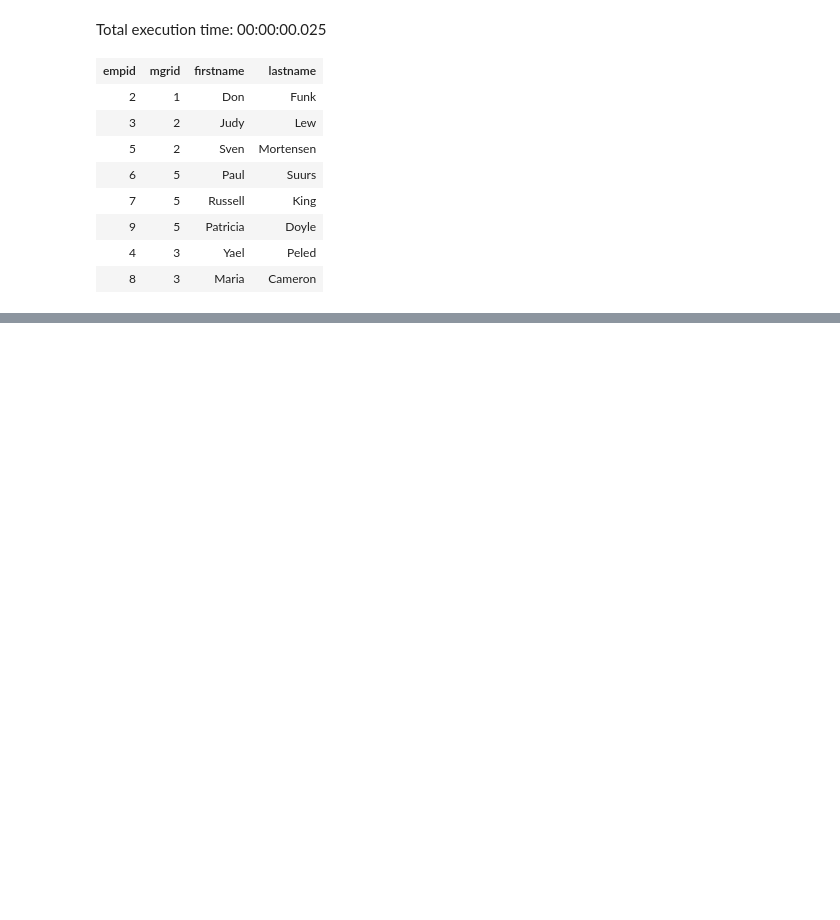
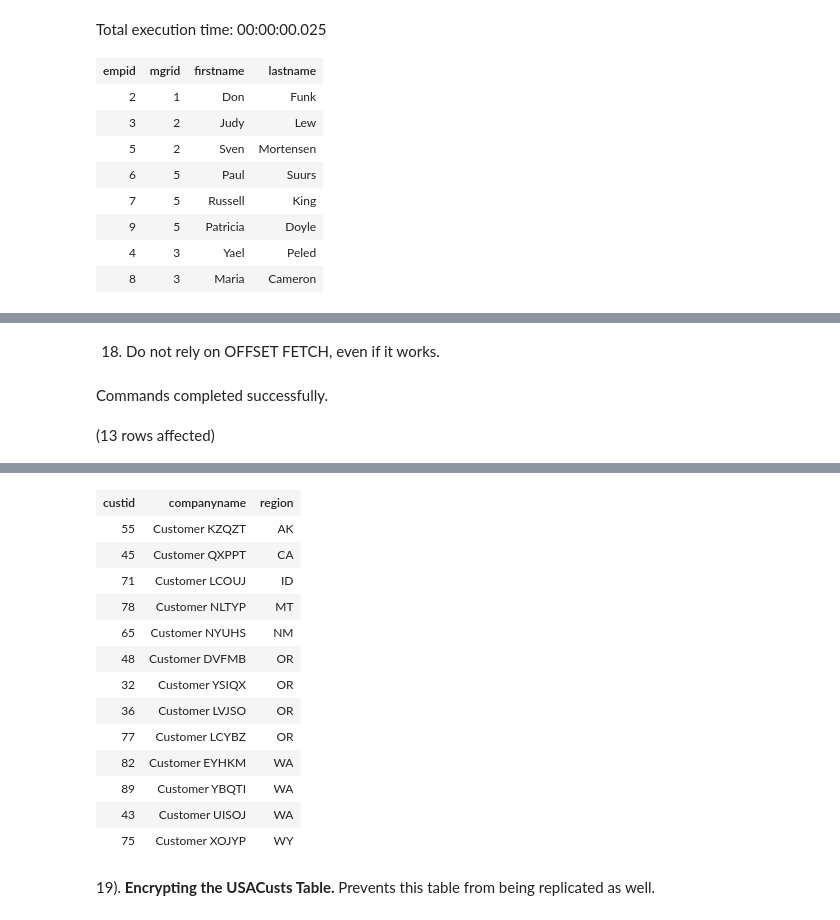
Before and after one commit to ryanmohamed/tsql_hw3, a Jupyter notebook: chapter5.ipynb, the cells around one changed output, grey strips where cells are left out. Cells and saved outputs as stored; diff of their text form; code cells hidden in the pictures; blank space fills up the shorter version.

```diff
--- a/chapter5.ipynb
+++ b/chapter5.ipynb
@@ -332,0 +431,21 @@ Total execution time: 00:00:00.025
+# %% [markdown]
+18) Do not rely on OFFSET FETCH, even if it works.
+# %%
+ALTER VIEW Sales.USACusts
+AS
+
+SELECT
+  custid, companyname, contactname, contacttitle, address,
+  city, region, postalcode, country, phone, fax
+FROM Sales.Customers
+WHERE country = N'USA'
+ORDER BY region
+OFFSET 0 ROWS;
+GO
+
+SELECT custid, companyname, region
+FROM Sales.USACusts;
+GO
+# %% [output]
+Commands completed successfully.
+(13 rows affected)
@@ -332,0 +453,16 @@ Total execution time: 00:00:00.025
+| custid | companyname | region |
+| 55 | Customer KZQZT | AK |
+| 45 | Customer QXPPT | CA |
+| 71 | Customer LCOUJ | ID |
+| 78 | Customer NLTYP | MT |
+| 65 | Customer NYUHS | NM |
+| 48 | Customer DVFMB | OR |
+| 32 | Customer YSIQX | OR |
+| 36 | Customer LVJSO | OR |
+| 77 | Customer LCYBZ | OR |
+| 82 | Customer EYHKM | WA |
+| 89 | Customer YBQTI | WA |
+| 43 | Customer UISOJ | WA |
+| 75 | Customer XOJYP | WY |
+# %% [markdown]
+19). **Encrypting the USACusts Table.** Prevents this table from being replicated as well.
```
Also changed, not shown: parts of 21 cells of this notebook.
